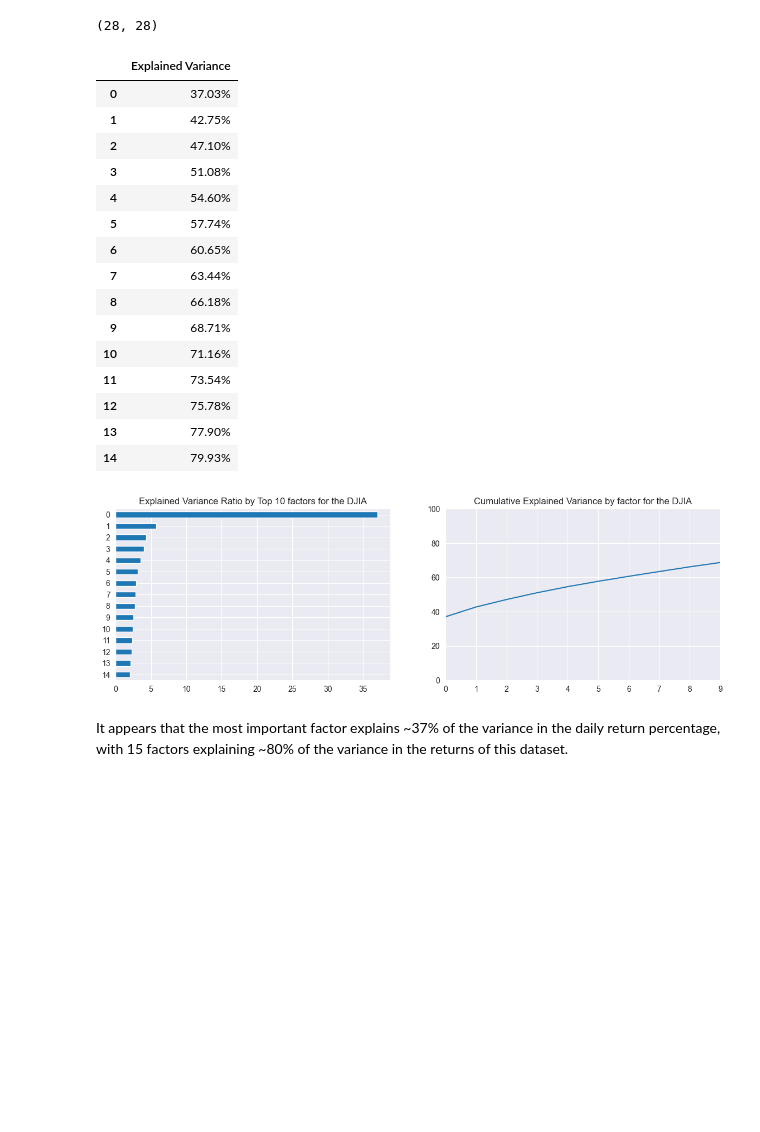
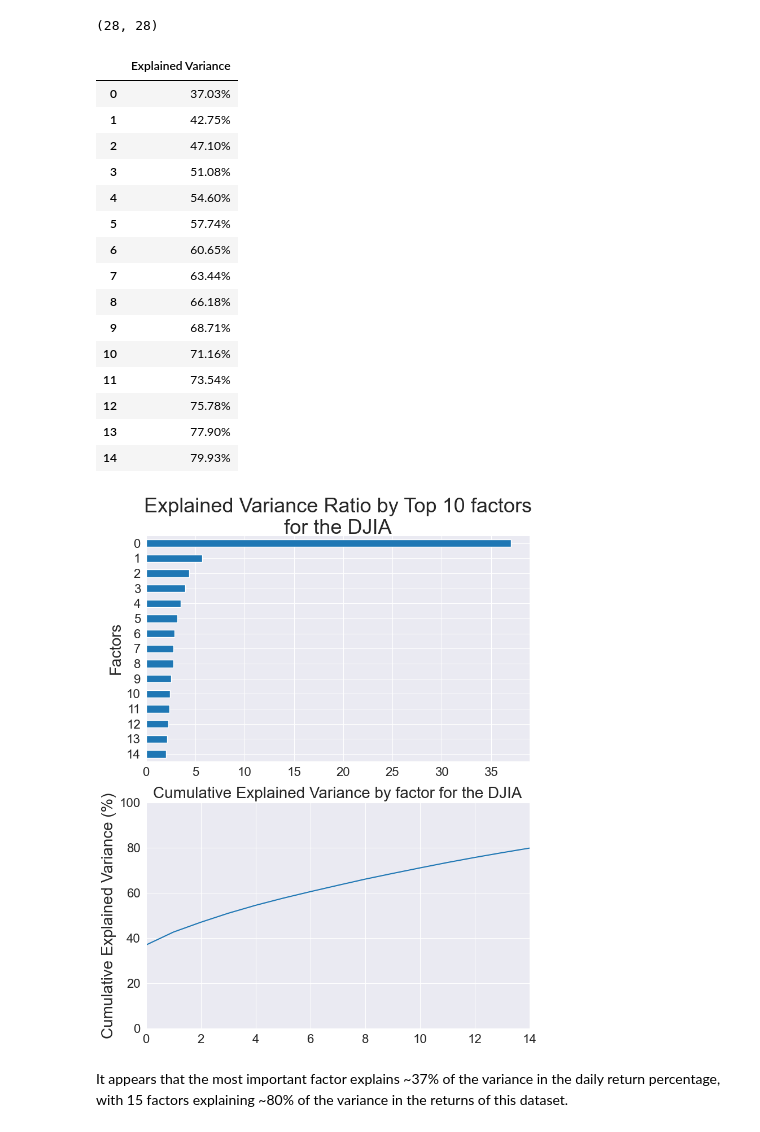
Before and after one commit to MJ-Peters/ADFT-Portfolio-Management-Coursework, a Jupyter notebook: CD22398.ipynb, the cells around one changed output. Cells and saved outputs as stored; diff of their text form; code cells hidden in the pictures; blank space fills up the shorter version.

Commit message:
More reformatting of charts

```diff
--- a/CD22398.ipynb
+++ b/CD22398.ipynb
@@ -426,32 +424,46 @@ print(djia_pca.components_.shape)
 (28, 28)
 # %%
 NumEigenvalues = 15
-fig, axes = plt.subplots(ncols=2, figsize=(14,4))
+fig, axes = plt.subplots(ncols=1, nrows=2, figsize=(8, 10))
 djia_Series1 = pd.Series(djia_pca.explained_variance_ratio_[:NumEigenvalues]).sort_values()*100
 djia_Series2 = pd.Series(djia_pca.explained_variance_ratio_[:NumEigenvalues]).cumsum()*100
-djia_Series1.plot.barh(ylim=(0,9), label="woohoo", title="Explained Variance Ratio by Top 10 factors for the DJIA", ax=axes[0]);
-djia_Series2.plot(ylim=(0,100), xlim=(0,9),ax=axes[1], title="Cumulative Explained Variance by factor for the DJIA");
+# djia_Series1.plot.barh(ylim=(0,9), label="woohoo", title="Explained Variance Ratio by Top 10 factors for the DJIA", ax=axes[0]);
+# djia_Series2.plot(ylim=(0,100), xlim=(0,9),ax=axes[1], title="Cumulative Explained Variance by factor for the DJIA");
 
+# subplot 1
+axes[0].set_title("Explained Variance Ratio by Top 10 factors for the DJIA", fontsize=26, wrap=True)
+axes[0].set_xlabel("Explained Variance Ratio (%)", fontsize=20)
+axes[0].set_ylabel("Factors", fontsize=20)
+axes[0].tick_params(axis='both', which='major', labelsize=16)
+djia_Series1.plot.barh(ylim=(0,9), label="woohoo", ax=axes[0])
+
+#subplot 2
+axes[1].set_title("Cumulative Explained Variance by factor for the DJIA", fontsize=20, wrap=True)
+axes[1].set_ylabel("Cumulative Explained Variance (%)", fontsize=20)
+axes[1].tick_params(axis='both', which='major', labelsize=16)
+djia_Series2.plot(ylim=(0,100), xlim=(0,14),ax=axes[1])
+
+plt.tight_layout()
 # explained_variance
 pd.Series(np.cumsum(djia_pca.explained_variance_ratio_)).to_frame("Explained Variance").head(NumEigenvalues).style.format("{:,.2%}".format)
 # %% [output]
 |  | Explained Variance |
 | 0 | 37.03% |
 | 1 | 42.75% |
 | 2 | 47.10% |
 | 3 | 51.08% |
 | 4 | 54.60% |
 | 5 | 57.74% |
 | 6 | 60.65% |
 | 7 | 63.44% |
 | 8 | 66.18% |
 | 9 | 68.71% |
 | 10 | 71.16% |
 | 11 | 73.54% |
 | 12 | 75.78% |
 | 13 | 77.90% |
 | 14 | 79.93% |
-[figure, old version]
+[figure, new version]
 # %% [markdown]
 It appears that the most important factor explains ~37% of the variance in the daily return percentage, with 15 factors explaining ~80% of the variance in the returns of this dataset.
 # %% [markdown]
```
Also changed, not shown: parts of 4 cells of this notebook.
